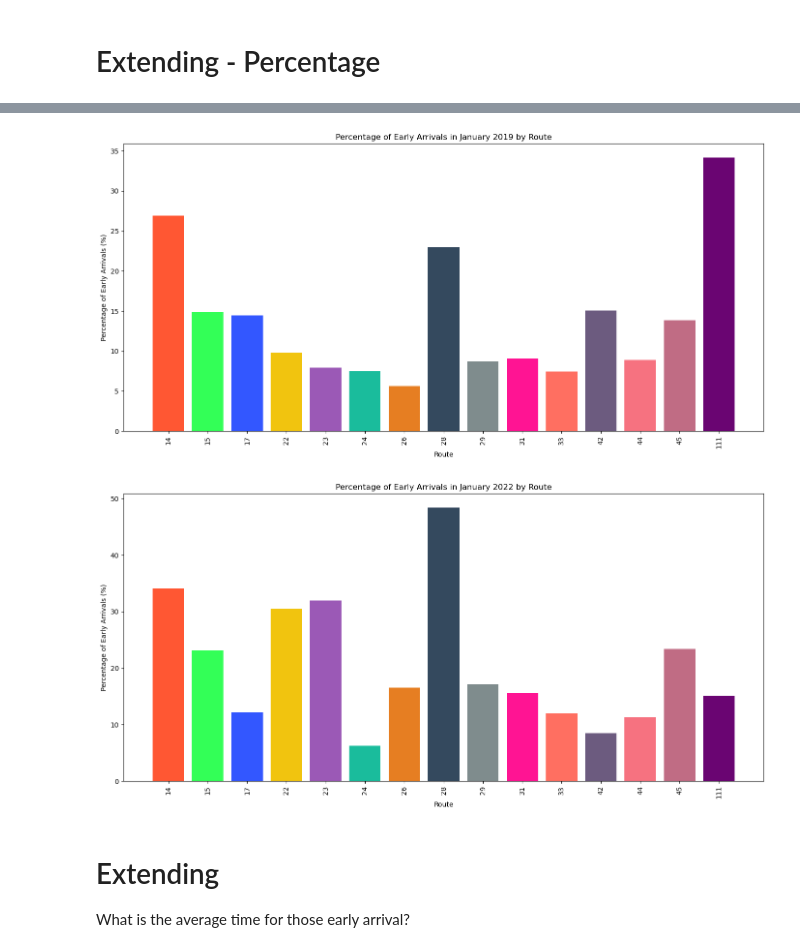
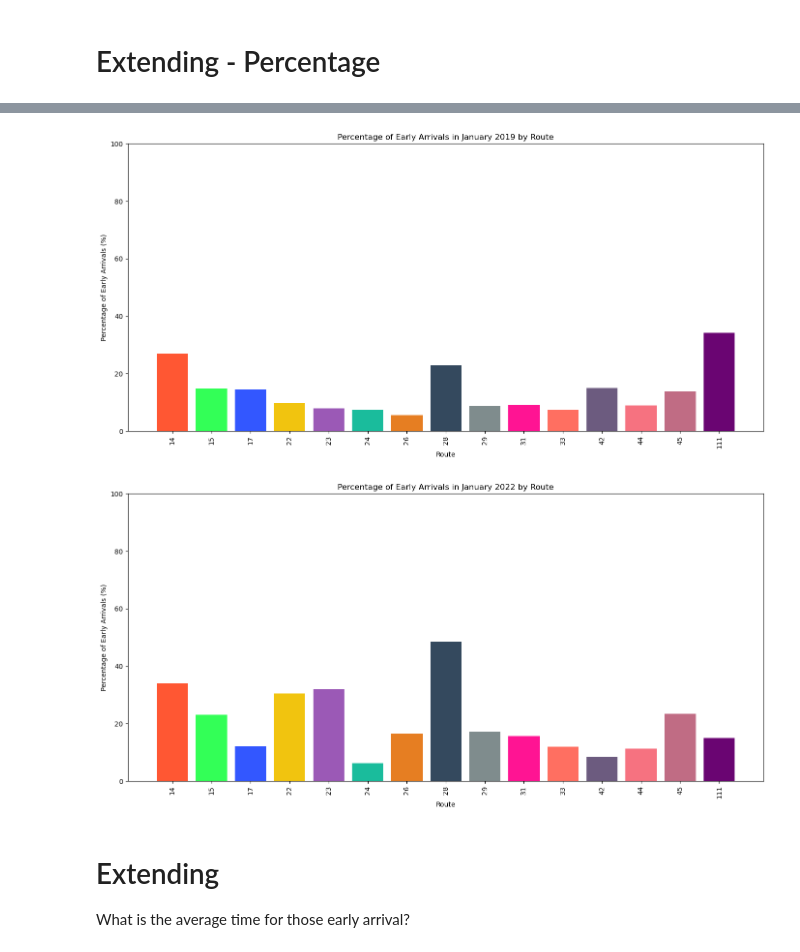
Before and after one commit to BU-Spark/ds-wgbh-bus-equity, a Jupyter notebook: notebooks/Preliminary Analysis on Base Questions 1.2.ipynb, the cells around one changed output, grey strips where cells are left out. Cells and saved outputs as stored; diff of their text form; code cells hidden in the pictures.

```diff
--- a/notebooks/Preliminary Analysis on Base Questions 1.2.ipynb
+++ b/notebooks/Preliminary Analysis on Base Questions 1.2.ipynb
@@ -223,30 +213,36 @@ Early Arrival Percentages for 2019:
 # %%
+# Find the maximum percentage of early arrivals across both years
+max_early_arrival_percentage = max(early_arrival_percentage_2019['early_arrival_percentage'].max(),
+                                   early_arrival_percentage_2022['early_arrival_percentage'].max())
+
 # Plot early arrival percentages for 2019
 plt.figure(figsize=(14, 7))
 plt.bar(early_arrival_percentage_2019['route_id'].astype(str),
         early_arrival_percentage_2019['early_arrival_percentage'],
         color=colors[:len(early_arrival_percentage_2019)])  # Adjust colors based on number of routes
 plt.xlabel('Route')
 plt.ylabel('Percentage of Early Arrivals (%)')
 plt.title('Percentage of Early Arrivals in January 2019 by Route')
 plt.xticks(rotation=90)
+plt.ylim(0, 100)
 plt.tight_layout()
 plt.show()
 
 # Plot early arrival percentages for 2022
 plt.figure(figsize=(14, 7))
 plt.bar(early_arrival_percentage_2022['route_id'].astype(str),
         early_arrival_percentage_2022['early_arrival_percentage'],
         color=colors[:len(early_arrival_percentage_2022)])  # Adjust colors based on number of routes
 plt.xlabel('Route')
 plt.ylabel('Percentage of Early Arrivals (%)')
 plt.title('Percentage of Early Arrivals in January 2022 by Route')
 plt.xticks(rotation=90)
+plt.ylim(0, 100)
 plt.tight_layout()
 plt.show()
 # %% [output]
-[figure, old version]
+[figure, new version]
-[figure, old version]
+[figure, new version]
 # %% [markdown]
 # Extending
 
```
Also changed, not shown: parts of 9 cells of this notebook.
